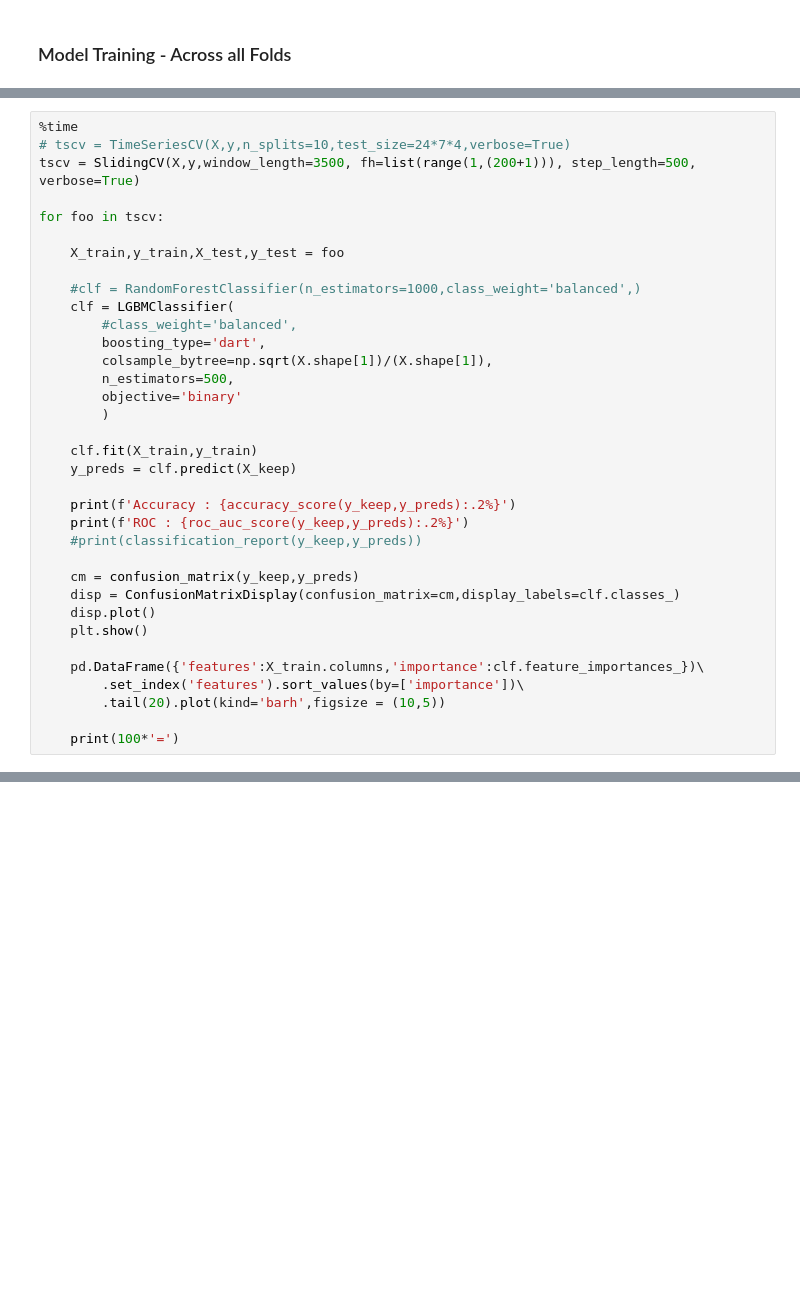
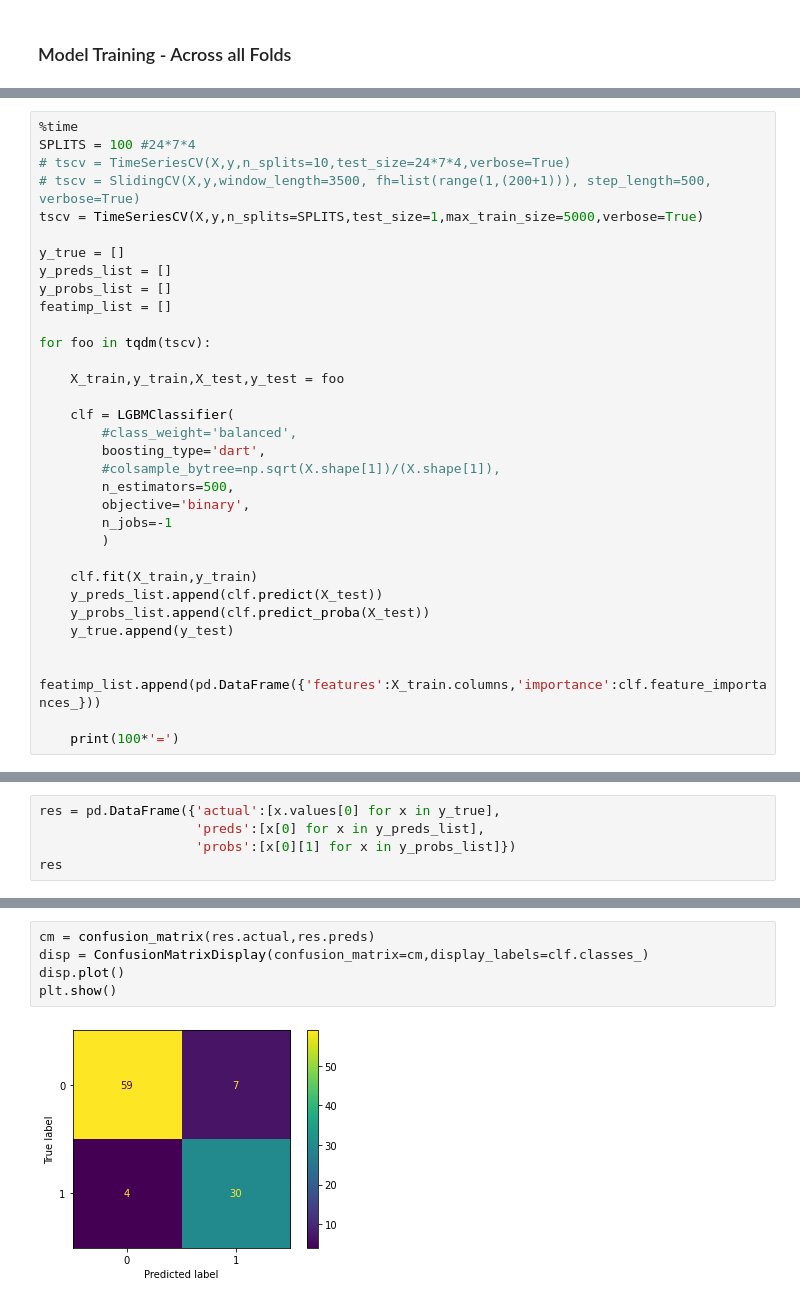
Before and after one commit to Takfes/fun-crypto-app, a Jupyter notebook: notebooks/exploration.ipynb, the cells around one changed output, grey strips where cells are left out. Drawn from its saved outputs; the diff is of its cells as text; blank space fills up the shorter version.

Commit message:
fixed test_size=1 in tscv process

```diff
--- a/notebooks/exploration.ipynb
+++ b/notebooks/exploration.ipynb
@@ -883,36 +813,34 @@ weighted avg       0.43      0.46      0.34       672
 # %%
 %time
+SPLITS = 100 #24*7*4
 # tscv = TimeSeriesCV(X,y,n_splits=10,test_size=24*7*4,verbose=True)
-tscv = SlidingCV(X,y,window_length=3500, fh=list(range(1,(200+1))), step_length=500, verbose=True)
+# tscv = SlidingCV(X,y,window_length=3500, fh=list(range(1,(200+1))), step_length=500, verbose=True)
+tscv = TimeSeriesCV(X,y,n_splits=SPLITS,test_size=1,max_train_size=5000,verbose=True)
 
-for foo in tscv:
+y_true = []
+y_preds_list = []
+y_probs_list = []
+featimp_list = []
+
+for foo in tqdm(tscv):
 
     X_train,y_train,X_test,y_test = foo
 
-    #clf = RandomForestClassifier(n_estimators=1000,class_weight='balanced',)
     clf = LGBMClassifier(
         #class_weight='balanced',
         boosting_type='dart',
-        colsample_bytree=np.sqrt(X.shape[1])/(X.shape[1]),
+        #colsample_bytree=np.sqrt(X.shape[1])/(X.shape[1]),
         n_estimators=500,
-        objective='binary'
+        objective='binary',
+        n_jobs=-1
         )
 
     clf.fit(X_train,y_train)
-    y_preds = clf.predict(X_keep)
+    y_preds_list.append(clf.predict(X_test))
+    y_probs_list.append(clf.predict_proba(X_test))
+    y_true.append(y_test)
 
-    print(f'Accuracy : {accuracy_score(y_keep,y_preds):.2%}')
-    print(f'ROC : {roc_auc_score(y_keep,y_preds):.2%}')
-    #print(classification_report(y_keep,y_preds))
-
-    cm = confusion_matrix(y_keep,y_preds)
-    disp = ConfusionMatrixDisplay(confusion_matrix=cm,display_labels=clf.classes_)
-    disp.plot()
-    plt.show()
-
-    pd.DataFrame({'features':X_train.columns,'importance':clf.feature_importances_})\
-        .set_index('features').sort_values(by=['importance'])\
-        .tail(20).plot(kind='barh',figsize = (10,5))
+    featimp_list.append(pd.DataFrame({'features':X_train.columns,'importance':clf.feature_importances_}))
 
     print(100*'=')
 # %% [output]
@@ -947,0 +873,5 @@ ROC : 51.58%
+# %%
+res = pd.DataFrame({'actual':[x.values[0] for x in y_true],
+                    'preds':[x[0] for x in y_preds_list],
+                    'probs':[x[0][1] for x in y_probs_list]})
+res
@@ -947,0 +918,7 @@ ROC : 51.58%
+# %%
+cm = confusion_matrix(res.actual,res.preds)
+disp = ConfusionMatrixDisplay(confusion_matrix=cm,display_labels=clf.classes_)
+disp.plot()
+plt.show()
+# %% [output]
+[figure, added]
```
Also changed, not shown: parts of 69 cells of this notebook.
